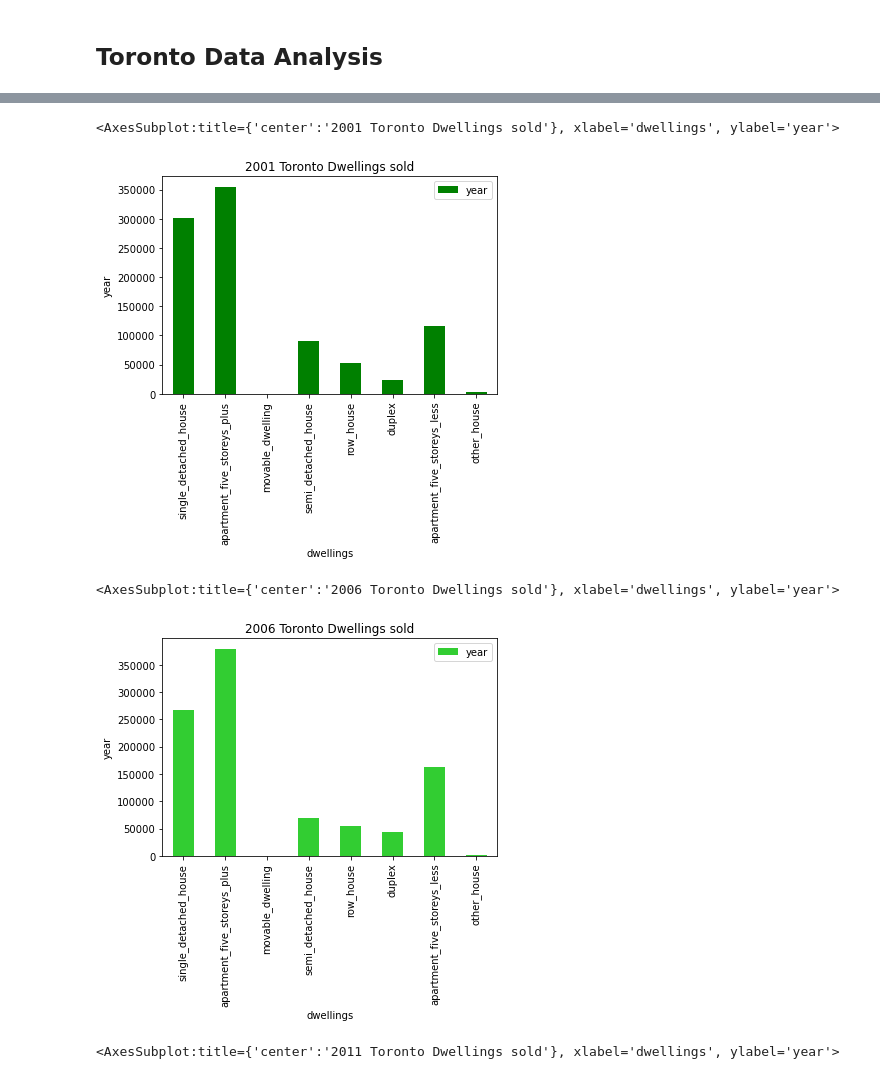
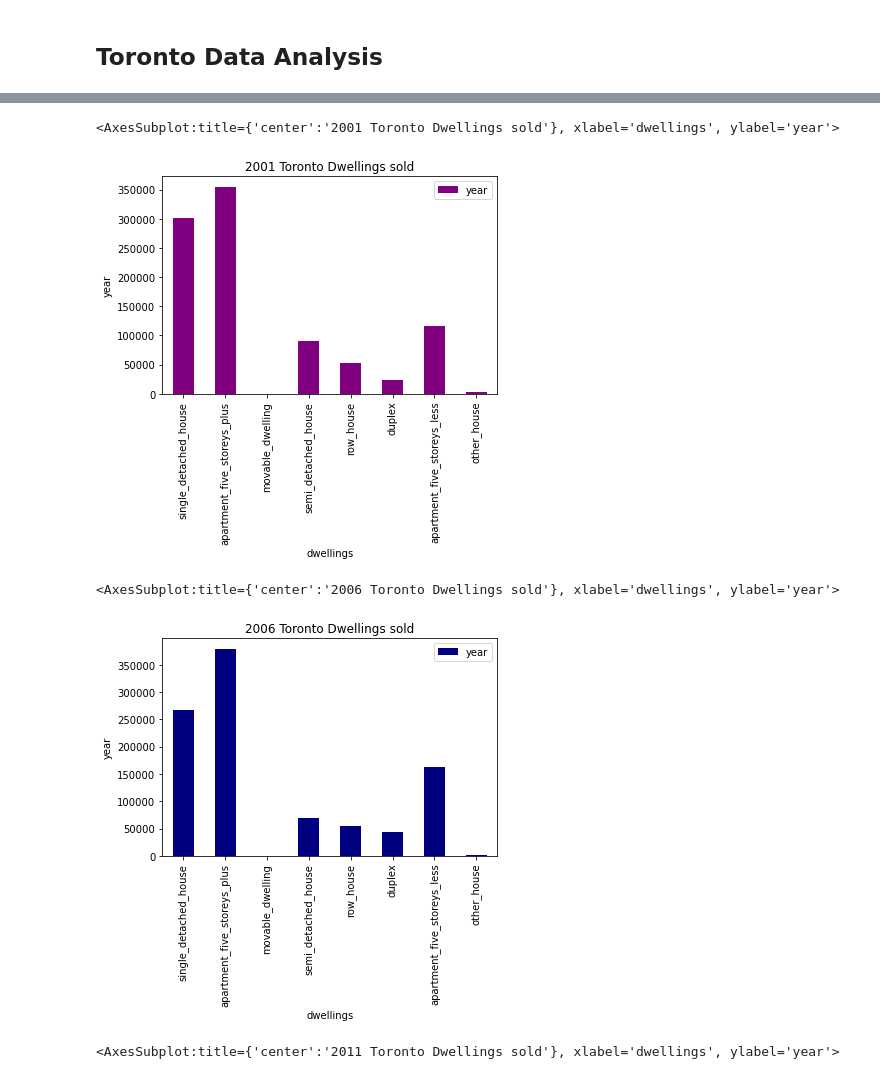
Before and after one commit to Jovan671/Assignment_06_pyviz, a Jupyter notebook: Analysis.ipynb, the cells around one changed output, grey strips where cells are left out. Drawn from its saved outputs; the diff is of its cells as text; code cells hidden in the pictures.

Commit message:
changed colors

```diff
--- a/Analysis.ipynb
+++ b/Analysis.ipynb
@@ -56,11 +56,11 @@ to_data = pd.DataFrame(
 # %%
 # plot 2001 dwellings sold
 
 to_data.plot.bar(x = 'dwellings', y = 'year', xlabel = 'dwellings', ylabel = 'year', rot=90,
-              title='2001 Toronto Dwellings sold', color='green')
+              title='2001 Toronto Dwellings sold', color='purple')
 # %% [output]
 <AxesSubplot:title={'center':'2001 Toronto Dwellings sold'}, xlabel='dwellings', ylabel='year'>
-[figure, old version]
+[figure, new version]
 # %%
 # prep data
 
@@ -76,10 +76,10 @@ to_data = pd.DataFrame(
 
 
 to_data.plot.bar(x = 'dwellings', y = 'year', xlabel = 'dwellings', ylabel = 'year', rot=90,
-              title='2006 Toronto Dwellings sold',color='limegreen')
+              title='2006 Toronto Dwellings sold',color='navy')
 # %% [output]
 <AxesSubplot:title={'center':'2006 Toronto Dwellings sold'}, xlabel='dwellings', ylabel='year'>
-[figure, old version]
+[figure, new version]
 # %%
 # prep data
 
```
Also changed, not shown: parts of 3 cells of this notebook.
